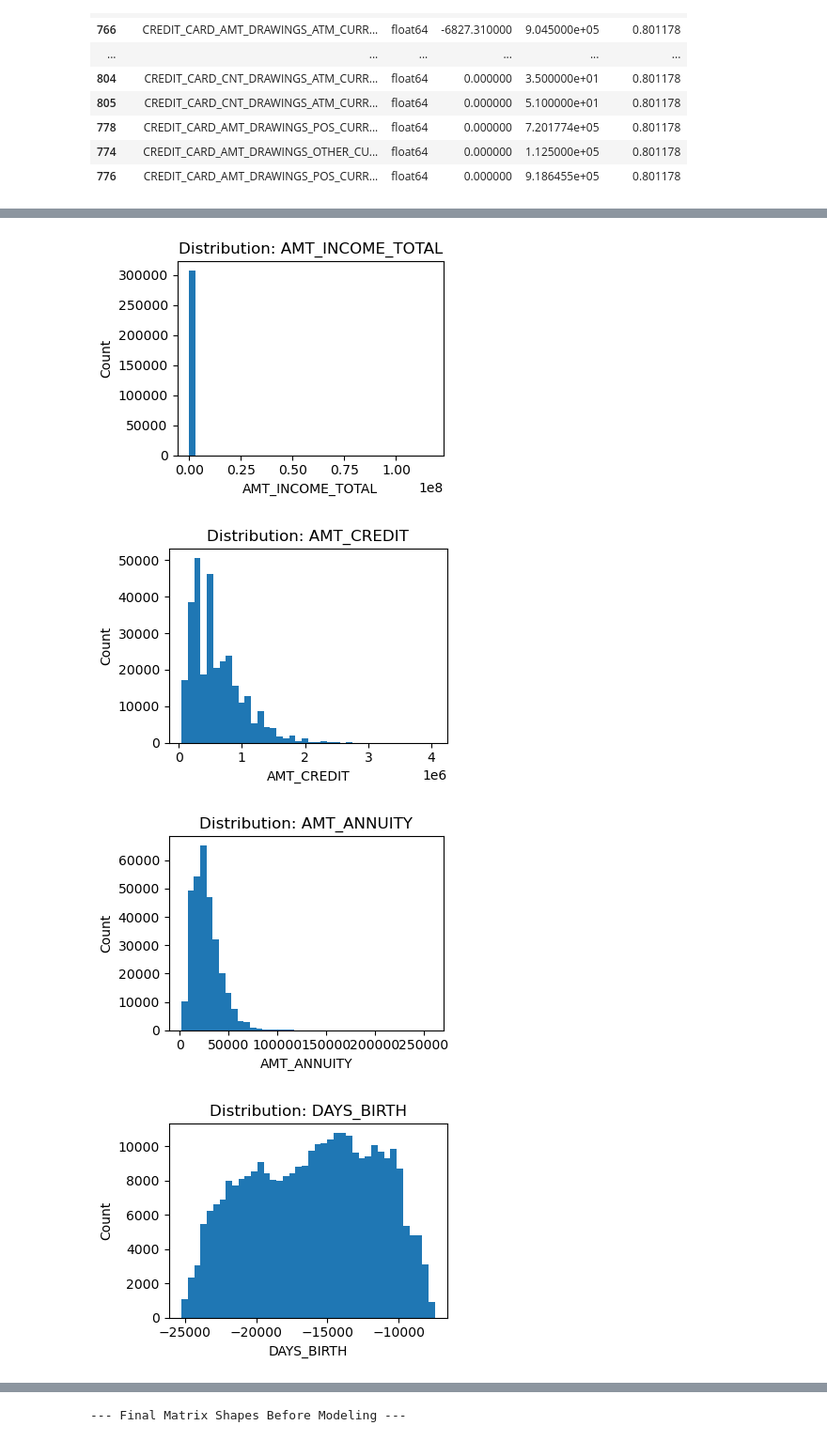
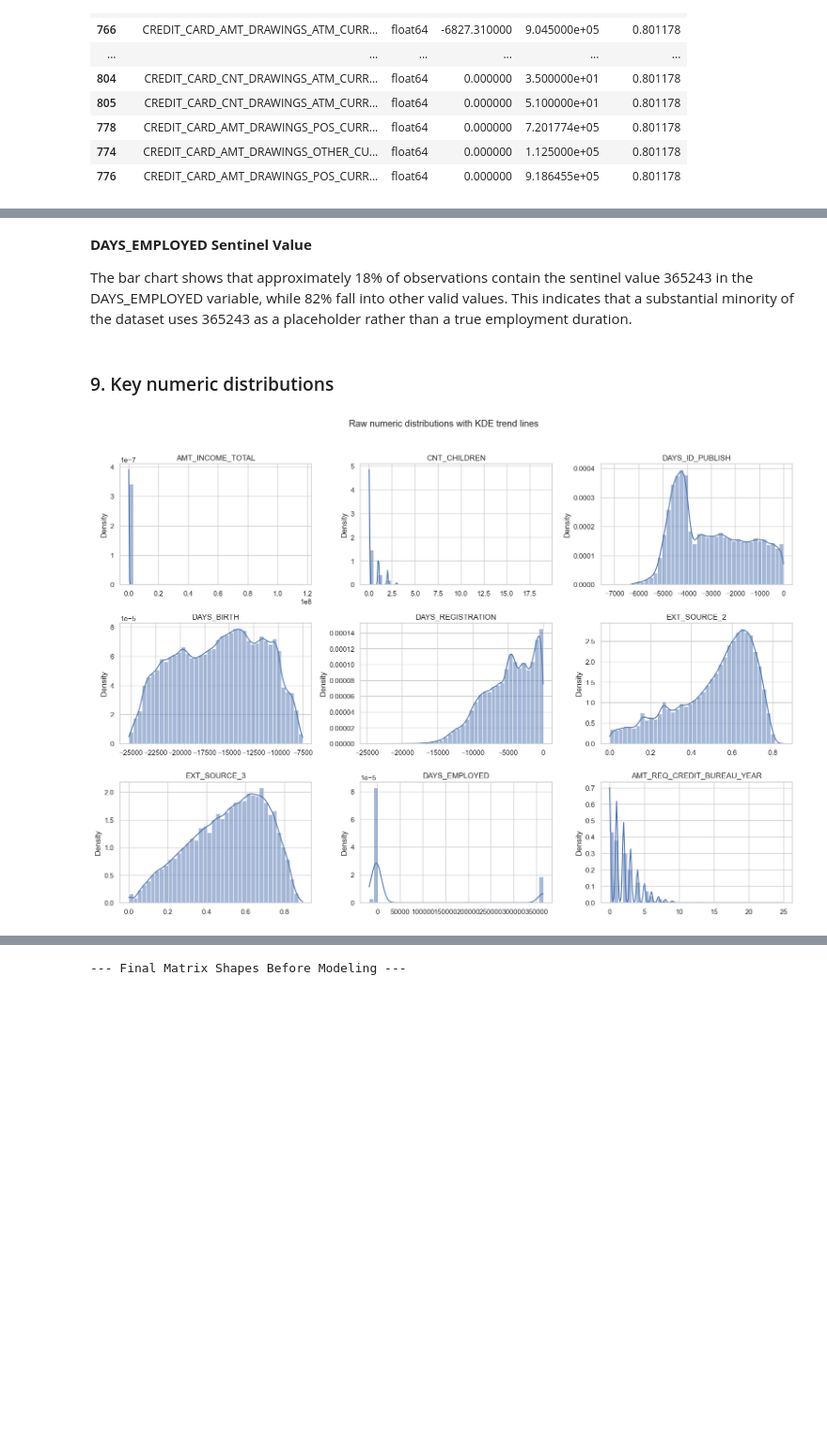
Before and after one commit to olddoorhead/5243Project1, a Jupyter notebook: Project_1.ipynb, the cells around one changed output, grey strips where cells are left out. Shown at 94% size. Saved outputs shown, nothing was run; the diff lists cells and outputs as text; code cells hidden in the pictures; blank space fills up the shorter version.

```diff
--- a/Project_1.ipynb
+++ b/Project_1.ipynb
@@ -726,19 +884,48 @@ else:
+# %% [markdown]
+**DAYS_EMPLOYED Sentinel Value**
+
+The bar chart shows that approximately 18% of observations contain the sentinel value 365243 in the DAYS_EMPLOYED variable, while 82% fall into other valid values. This indicates that a substantial minority of the dataset uses 365243 as a placeholder rather than a true employment duration.
+# %% [markdown]
+### 9. Key numeric distributions
 # %%
-# EDA 6: Key numeric distributions
-num_candidates = ["AMT_INCOME_TOTAL","AMT_CREDIT","AMT_ANNUITY","DAYS_BIRTH","EXT_SOURCE_2","EXT_SOURCE_3"]
+import math
+num_candidates = ["AMT_INCOME_TOTAL","CNT_CHILDREN","DAYS_ID_PUBLISH","DAYS_BIRTH","DAYS_REGISTRATION","EXT_SOURCE_2","EXT_SOURCE_3", "DAYS_EMPLOYED","AMT_REQ_CREDIT_BUREAU_YEAR"]
 num_cols = [c for c in num_candidates if c in train_joined.columns]
 
-for c in num_cols:
+sns.set_theme(style="whitegrid", context="notebook")
+
+n = len(num_cols)
+ncols = 3
+nrows = math.ceil(n / ncols)
+
+fig, axes = plt.subplots(nrows=nrows, ncols=ncols, figsize=(ncols * 5.2, nrows * 3.6))
+axes = axes.ravel() if n > 1 else [axes]
+
+for i, c in enumerate(num_cols):
+    ax = axes[i]
     s = train_joined[c].dropna()
-    plt.figure(figsize=(4,3))
-    plt.hist(s.values, bins=40)
-    plt.xlabel(c)
-    plt.ylabel("Count")
-    plt.title(f"Distribution: {c}")
-    plt.tight_layout()
-    plt.show()
+
+    # Histogram + KDE "trend line" (x-axis remains raw / untransformed)
+    sns.histplot(
+        s,
+        bins=40,
+        kde=True,                 # trend line
+        stat="density",           # puts histogram + KDE on same scale
+        edgecolor="white",
+        linewidth=0.8,
+        ax=ax
+    )
+
+    ax.set_title(c)
+    ax.set_xlabel("")
+    ax.set_ylabel("Density")
+
+# Turn off any unused subplots
+for j in range(i + 1, len(axes)):
+    axes[j].axis("off")
+
+fig.suptitle("Raw numeric distributions with KDE trend lines", y=1.02)
+plt.tight_layout()
+plt.show()
 # %% [output]
-[figure, old version]
+[figure, new version]
-[figure, removed]
-[figure, removed]
-[figure, removed]
```
Also changed, not shown: parts of 43 cells of this notebook, 32 other files.
